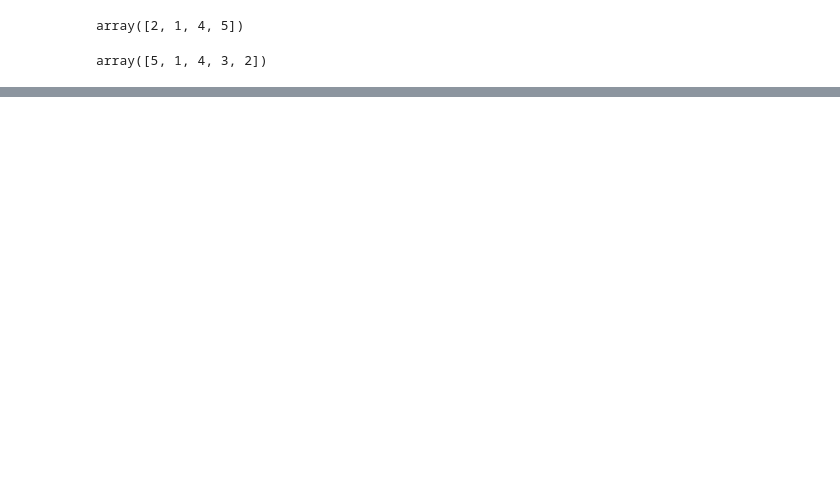
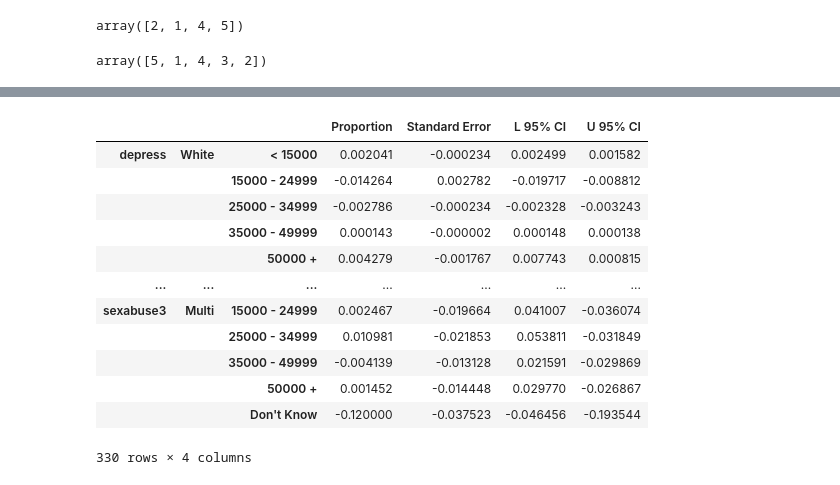
Before and after one commit to Paeans/ace.simulator, a Jupyter notebook: ace_model/ace_11_all/simu_brfss_dist.ipynb, the cells around one changed output, grey strips where cells are left out. Cells and saved outputs as stored; diff of their text form; code cells hidden in the pictures; blank space fills up the shorter version.

```diff
--- a/ace_model/ace_11_all/simu_brfss_dist.ipynb
+++ b/ace_model/ace_11_all/simu_brfss_dist.ipynb
@@ -323,0 +378,16 @@ test_df['depress']
+# %%
+gen_dist_df(test) - df
+# %% [output]
+|  |  |  | Proportion | Standard Error | L 95% CI | U 95% CI |
+| depress | White | < 15000 | 0.002041 | -0.000234 | 0.002499 | 0.001582 |
+|  |  | 15000 - 24999 | -0.014264 | 0.002782 | -0.019717 | -0.008812 |
+|  |  | 25000 - 34999 | -0.002786 | -0.000234 | -0.002328 | -0.003243 |
+|  |  | 35000 - 49999 | 0.000143 | -0.000002 | 0.000148 | 0.000138 |
+|  |  | 50000 + | 0.004279 | -0.001767 | 0.007743 | 0.000815 |
+| ... | ... | ... | ... | ... | ... | ... |
+| sexabuse3 | Multi | 15000 - 24999 | 0.002467 | -0.019664 | 0.041007 | -0.036074 |
+|  |  | 25000 - 34999 | 0.010981 | -0.021853 | 0.053811 | -0.031849 |
+|  |  | 35000 - 49999 | -0.004139 | -0.013128 | 0.021591 | -0.029869 |
+|  |  | 50000 + | 0.001452 | -0.014448 | 0.029770 | -0.026867 |
+|  |  | Don't Know | -0.120000 | -0.037523 | -0.046456 | -0.193544 |
+330 rows × 4 columns
```
Also changed, not shown: parts of 14 cells of this notebook, 1 other file.
